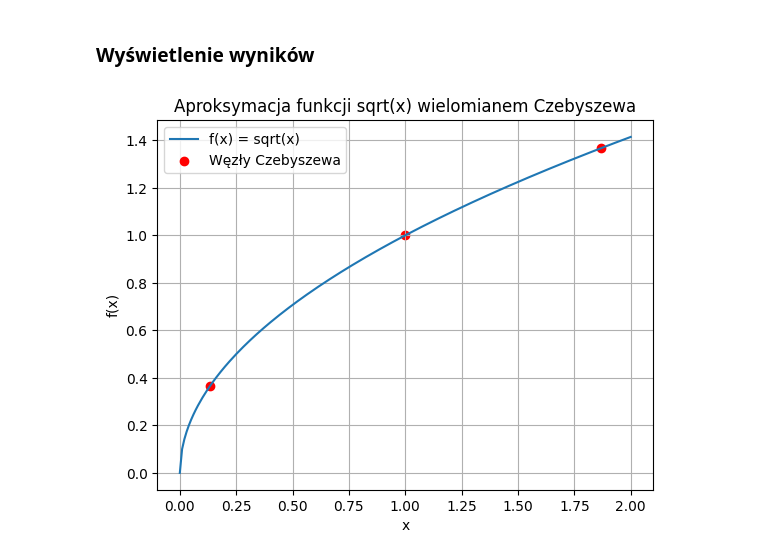
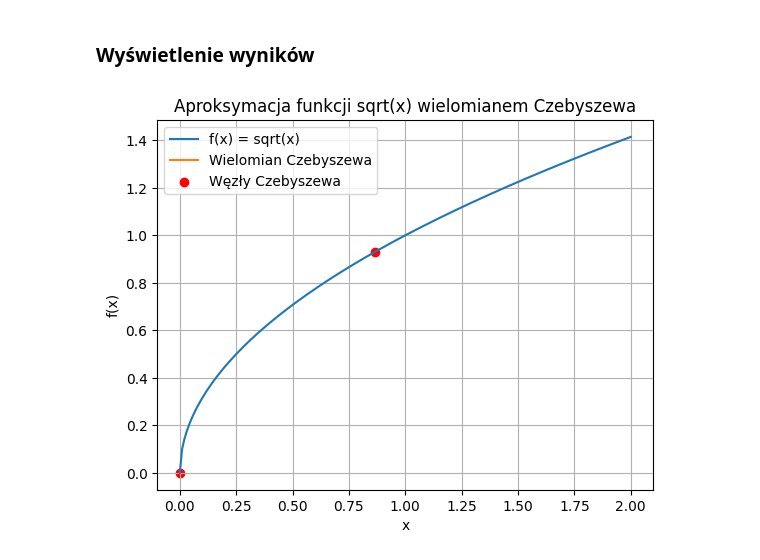
Before and after one commit to arturgesiarz/CalculationTechMethods-Course, a Jupyter notebook: lab05/ex2.ipynb, the cells around one changed output. Drawn from its saved outputs; the diff is of its cells as text; code cells hidden in the pictures.

```diff
--- a/lab05/ex2.ipynb
+++ b/lab05/ex2.ipynb
@@ -37,6 +28,6 @@ def chebyshev_approximation(f, n):
     values = f(nodes)
 
     # Obliczanie współczynników aproksymacji
-    coeffs = np.fft.fft(values) / len(values)
+    coeffs = np.polynomial.chebyshev.chebfit(nodes, values, 2)
 
-    return coeffs[:3].real, nodes
+    return coeffs, nodes
@@ -59,15 +41,16 @@ coeffs, nodes = chebyshev_approximation(sqrt_func, degree + 1)
 # %%
 x_values = np.linspace(0, 2, 200)
 y_values = sqrt_func(x_values)
-approx_values = np.polynomial.chebyshev.chebval(transform_back(x_values, 0, 2), coeffs)
+approx_values = np.polynomial.chebyshev.chebval(x_values, coeffs)
 
 plt.plot(x_values, y_values, label="f(x) = sqrt(x)")
-plt.scatter(transform_back(nodes, 0, 2), sqrt_func(transform_back(nodes, 0, 2)), color='red', label='Węzły Czebyszewa')
+plt.plot(x_values, approx_values, label="Wielomian Czebyszewa")
+plt.scatter(nodes, sqrt_func(nodes), color='red', label='Węzły Czebyszewa')
 plt.xlabel('x')
 plt.ylabel('f(x)')
 plt.title('Aproksymacja funkcji sqrt(x) wielomianem Czebyszewa')
 plt.legend()
 plt.grid(True)
 plt.show()
 # %% [output]
-[figure, old version]
+[figure, new version]
```
Also changed, not shown: parts of 7 cells of this notebook, 2 other files.
